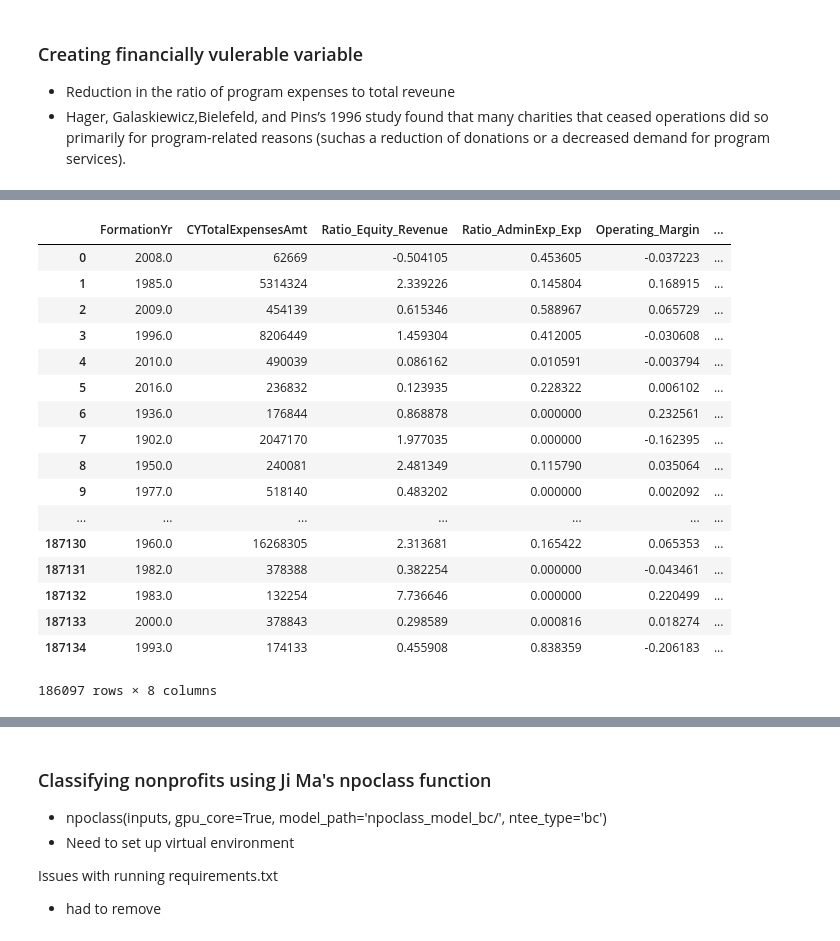
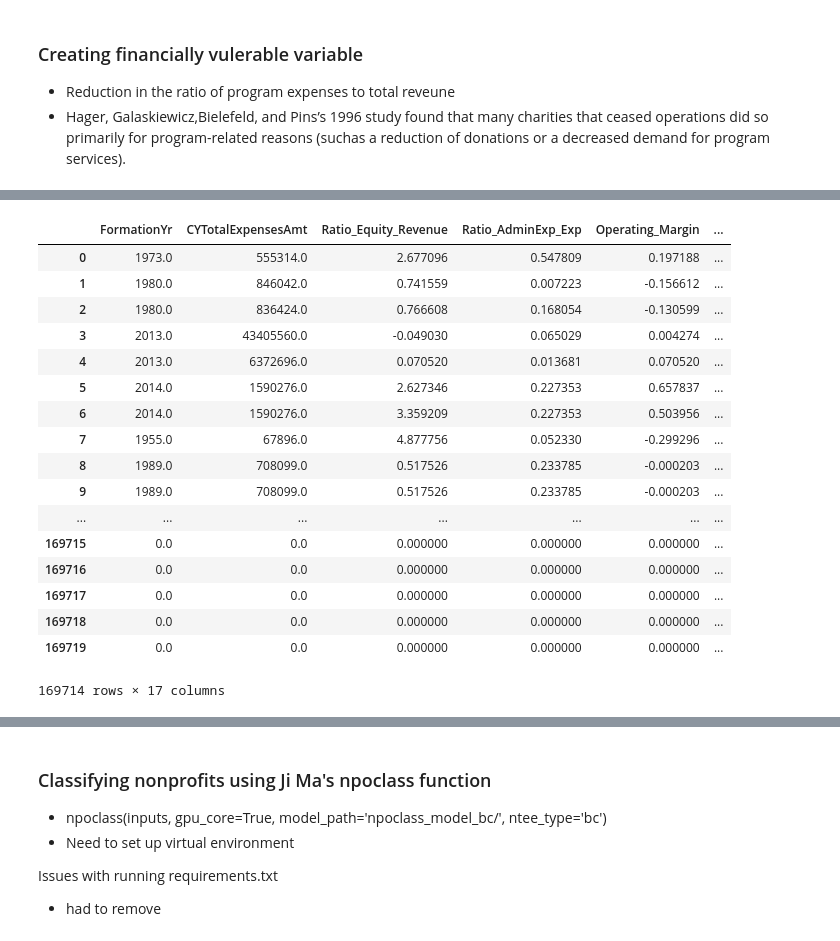
Before and after one commit to ethantenison/Impact_Capital, a Jupyter notebook: notebooks/990master.ipynb, the cells around one changed output, grey strips where cells are left out. Drawn from its saved outputs; the diff is of its cells as text; code cells hidden in the pictures.

```diff
--- a/notebooks/990master.ipynb
+++ b/notebooks/990master.ipynb
@@ -371,10 +373,12 @@ df.to_csv("C:/Users/Administrator/Desktop/Impact_Capital/data/objects/2018_objec
 pd.options.display.max_columns = None
 pd.set_option('display.max_rows', 1000)
 pd.set_option('display.min_rows', 200)
+df2016 = pd.read_csv("C:/Users/tenis/OneDrive/Desktop/Data_Projects/Impact_Capital/data/interim/2016_objects.csv")
 df2017 = pd.read_csv("C:/Users/tenis/OneDrive/Desktop/Data_Projects/Impact_Capital/data/interim/2017_objects.csv")
 df = pd.read_csv("C:/Users/tenis/OneDrive/Desktop/Data_Projects/Impact_Capital/data/interim/form_990_objects_2018_2020.csv")
 
 df = df.append(df2017, ignore_index = True)
+df = df.append(df2016, ignore_index = True)
 
 #Fixing Types of Orgs
 df.loc[df['TypeOfOrganizationCorpInd'] != "X", 'TypeOfOrganizationCorpInd'] = 0
@@ -513,0 +500,8 @@ df['Ratio_ProgramExp_Rev'] = df['TotalFunctionExpenses_ProgramServicesAmt']/df['
+# %%
+df['BusinessName'].fillna("none", inplace = True)
+df['ActivityOrMissionDesc'].fillna("none", inplace = True)
+df['name_mission'] = df['BusinessName'] + ". " + df['ActivityOrMissionDesc']
+df2015 = df[df['TaxYr'] == 2015]
+toBert = df2015[['EIN', 'BusinessName', 'name_mission']]
+toBert.to_csv("C:/Users/tenis/OneDrive/Desktop/Data_Projects/Impact_Capital/data/interim/forBERT.csv")
+df2015["FormationYr"].fillna(2014, inplace = True)
@@ -515,0 +536,5 @@ df['Ratio_ProgramExp_Rev'] = df['TotalFunctionExpenses_ProgramServicesAmt']/df['
+# %%
+BERT = pd.read_csv("C:/Users/tenis/OneDrive/Desktop/Data_Projects/Impact_Capital/data/raw/BERT_classifications2015.csv")
+df2015BERT = pd.concat([df2015.reset_index(drop=True), BERT], axis=1, ignore_index=False)
+print("Number of nonprofitsL: ", len(df2015BERT))
+df2015BERT
@@ -566,51 +623,60 @@ See the caveats in the documentation: https://pandas.pydata.org/pandas-docs/stab
 # %%
 from sklearn import preprocessing
 
-logistic = df2016[['FormationYr',
+logistic = df2015BERT[['FormationYr',
                'CYTotalExpensesAmt',
                'Ratio_Equity_Revenue',
                'Ratio_AdminExp_Exp',
                'Operating_Margin',
                'Revenue_Concentration',
                'Ratio_ProgramExp_Rev',
-               'vulnerable'
+               'vulnerable',
+               'NTEE_Code_I',
+               'NTEE_Code_II',
+               'NTEE_Code_III',
+               'NTEE_Code_IV',
+               'NTEE_Code_IX',
+               'NTEE_Code_V',
+               'NTEE_Code_VI',
+               'NTEE_Code_VII',
+               'NTEE_Code_VIII'
                  ]]
 
 #'Dependence_Grants',
 #'Dependence_Campaigns',
 #'Dependence_Memberships',
 #'Dependence_Fundraising',
 #'Dependence_ProgramServ',
 #'Dependence_Invest'
 
 #Apparently no trust in this dataset.
 logistic = logistic.replace([np.inf, -np.inf], np.nan)
 logistic = logistic.fillna(0)
 
 
 
 logistic['vulnerable'] = logistic['vulnerable'].astype(float)
 
 logistic
 # %% [output]
 |  | FormationYr | CYTotalExpensesAmt | Ratio_Equity_Revenue | Ratio_AdminExp_Exp | Operating_Margin | ... |
-| 0 | 2008.0 | 62669 | -0.504105 | 0.453605 | -0.037223 | ... |
-| 1 | 1985.0 | 5314324 | 2.339226 | 0.145804 | 0.168915 | ... |
-| 2 | 2009.0 | 454139 | 0.615346 | 0.588967 | 0.065729 | ... |
-| 3 | 1996.0 | 8206449 | 1.459304 | 0.412005 | -0.030608 | ... |
-| 4 | 2010.0 | 490039 | 0.086162 | 0.010591 | -0.003794 | ... |
-| 5 | 2016.0 | 236832 | 0.123935 | 0.228322 | 0.006102 | ... |
-| 6 | 1936.0 | 176844 | 0.868878 | 0.000000 | 0.232561 | ... |
-| 7 | 1902.0 | 2047170 | 1.977035 | 0.000000 | -0.162395 | ... |
-| 8 | 1950.0 | 240081 | 2.481349 | 0.115790 | 0.035064 | ... |
-| 9 | 1977.0 | 518140 | 0.483202 | 0.000000 | 0.002092 | ... |
+| 0 | 1973.0 | 555314.0 | 2.677096 | 0.547809 | 0.197188 | ... |
+| 1 | 1980.0 | 846042.0 | 0.741559 | 0.007223 | -0.156612 | ... |
+| 2 | 1980.0 | 836424.0 | 0.766608 | 0.168054 | -0.130599 | ... |
+| 3 | 2013.0 | 43405560.0 | -0.049030 | 0.065029 | 0.004274 | ... |
+| 4 | 2013.0 | 6372696.0 | 0.070520 | 0.013681 | 0.070520 | ... |
+| 5 | 2014.0 | 1590276.0 | 2.627346 | 0.227353 | 0.657837 | ... |
+| 6 | 2014.0 | 1590276.0 | 3.359209 | 0.227353 | 0.503956 | ... |
+| 7 | 1955.0 | 67896.0 | 4.877756 | 0.052330 | -0.299296 | ... |
+| 8 | 1989.0 | 708099.0 | 0.517526 | 0.233785 | -0.000203 | ... |
+| 9 | 1989.0 | 708099.0 | 0.517526 | 0.233785 | -0.000203 | ... |
 | ... | ... | ... | ... | ... | ... | ... |
-| 187130 | 1960.0 | 16268305 | 2.313681 | 0.165422 | 0.065353 | ... |
-| 187131 | 1982.0 | 378388 | 0.382254 | 0.000000 | -0.043461 | ... |
-| 187132 | 1983.0 | 132254 | 7.736646 | 0.000000 | 0.220499 | ... |
-| 187133 | 2000.0 | 378843 | 0.298589 | 0.000816 | 0.018274 | ... |
-| 187134 | 1993.0 | 174133 | 0.455908 | 0.838359 | -0.206183 | ... |
+| 169715 | 0.0 | 0.0 | 0.000000 | 0.000000 | 0.000000 | ... |
+| 169716 | 0.0 | 0.0 | 0.000000 | 0.000000 | 0.000000 | ... |
+| 169717 | 0.0 | 0.0 | 0.000000 | 0.000000 | 0.000000 | ... |
+| 169718 | 0.0 | 0.0 | 0.000000 | 0.000000 | 0.000000 | ... |
+| 169719 | 0.0 | 0.0 | 0.000000 | 0.000000 | 0.000000 | ... |
-186097 rows × 8 columns
+169714 rows × 17 columns
 # %%
 import statsmodels.api as sm
 from sklearn.linear_model import LogisticRegression
```
Also changed, not shown: parts of 17 cells of this notebook, 1 other file.
